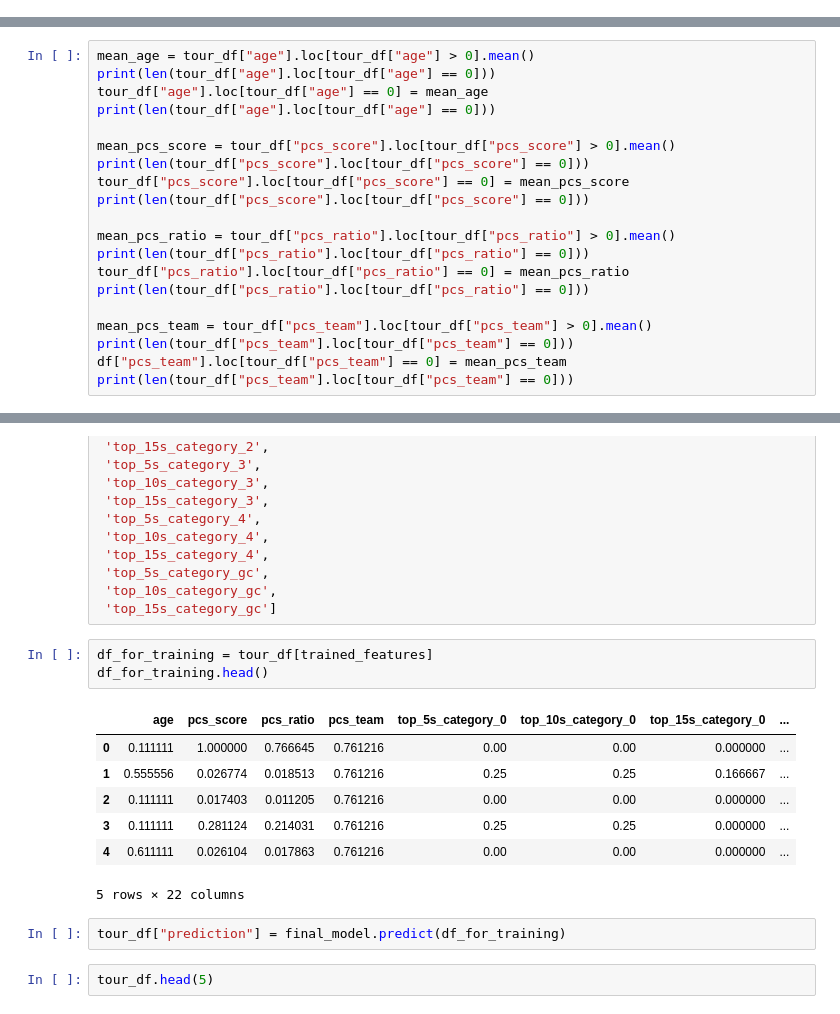
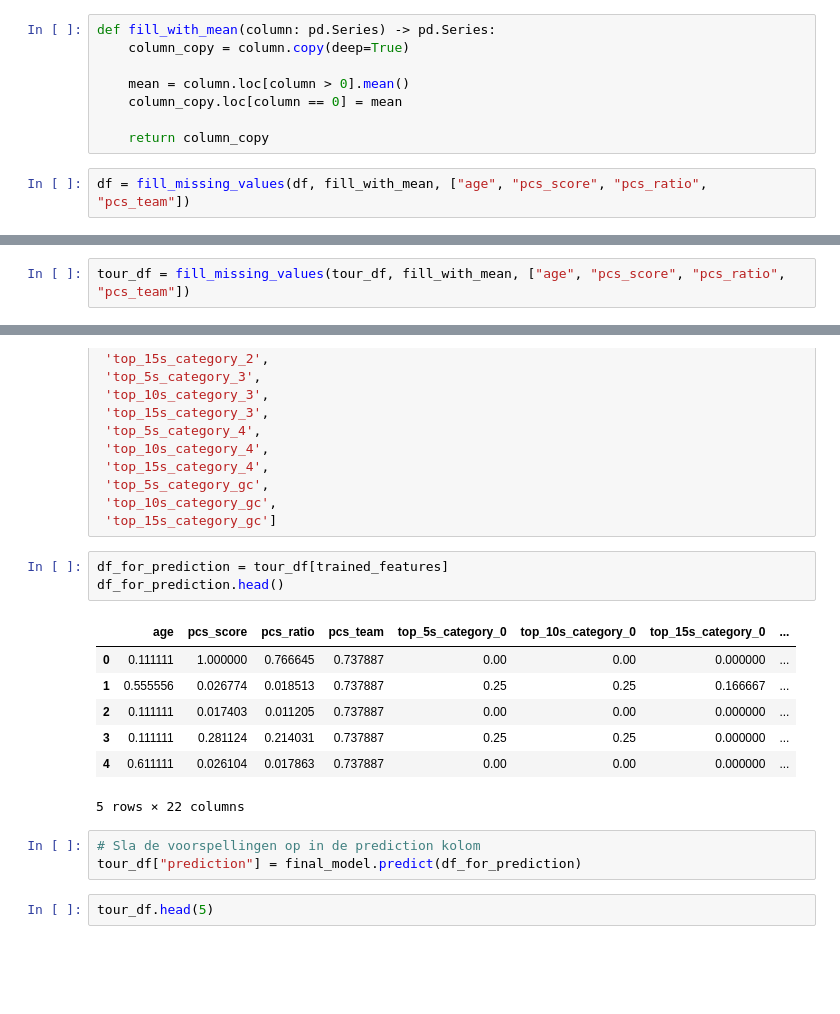
Before and after one commit to Mees-Molenaar/cycling-fantasy-prediction, a Jupyter notebook: v2/xgboost.ipynb, the cells around one changed output, grey strips where cells are left out. Saved outputs shown, nothing was run; the diff lists cells and outputs as text; blank space fills up the shorter version.

```diff
--- a/v2/xgboost.ipynb
+++ b/v2/xgboost.ipynb
@@ -72,0 +41,10 @@ En ook voor waar age, pcs_score, pcs_ratio of pcs_team 0 is de mean invullen.
+# %%
+def fill_with_mean(column: pd.Series) -> pd.Series:
+    column_copy = column.copy(deep=True)
+
+    mean = column.loc[column > 0].mean()
+    column_copy.loc[column == 0] = mean
+
+    return column_copy
+# %%
+df = fill_missing_values(df, fill_with_mean, ["age", "pcs_score", "pcs_ratio", "pcs_team"])
@@ -259,20 +252,0 @@ Eerst alle waardes die missen invullen
-# %%
-mean_age = tour_df["age"].loc[tour_df["age"] > 0].mean()
-print(len(tour_df["age"].loc[tour_df["age"] == 0]))
-tour_df["age"].loc[tour_df["age"] == 0] = mean_age
-print(len(tour_df["age"].loc[tour_df["age"] == 0]))
-
-mean_pcs_score = tour_df["pcs_score"].loc[tour_df["pcs_score"] > 0].mean()
-print(len(tour_df["pcs_score"].loc[tour_df["pcs_score"] == 0]))
-tour_df["pcs_score"].loc[tour_df["pcs_score"] == 0] = mean_pcs_score
-print(len(tour_df["pcs_score"].loc[tour_df["pcs_score"] == 0]))
-
-mean_pcs_ratio = tour_df["pcs_ratio"].loc[tour_df["pcs_ratio"] > 0].mean()
-print(len(tour_df["pcs_ratio"].loc[tour_df["pcs_ratio"] == 0]))
-tour_df["pcs_ratio"].loc[tour_df["pcs_ratio"] == 0] = mean_pcs_ratio
-print(len(tour_df["pcs_ratio"].loc[tour_df["pcs_ratio"] == 0]))
-
-mean_pcs_team = tour_df["pcs_team"].loc[tour_df["pcs_team"] > 0].mean()
-print(len(tour_df["pcs_team"].loc[tour_df["pcs_team"] == 0]))
-df["pcs_team"].loc[tour_df["pcs_team"] == 0] = mean_pcs_team
-print(len(tour_df["pcs_team"].loc[tour_df["pcs_team"] == 0]))
@@ -279,3 +255,5 @@ print(len(tour_df["pcs_team"].loc[tour_df["pcs_team"] == 0]))
+# %%
+tour_df = fill_missing_values(tour_df, fill_with_mean, ["age", "pcs_score", "pcs_ratio", "pcs_team"])
 # %%
 # Drop NaN columns
 # Waarschijnlijk zijn die allemaal 0 en daarom NaN geworden
@@ -338,18 +320,19 @@ trained_features = ['age',
  'top_10s_category_gc',
  'top_15s_category_gc']
 # %%
-df_for_training = tour_df[trained_features]
-df_for_training.head()
+df_for_prediction = tour_df[trained_features]
+df_for_prediction.head()
 # %% [output]
 |  | age | pcs_score | pcs_ratio | pcs_team | top_5s_category_0 | top_10s_category_0 | top_15s_category_0 | ... |
-| 0 | 0.111111 | 1.000000 | 0.766645 | 0.761216 | 0.00 | 0.00 | 0.000000 | ... |
-| 1 | 0.555556 | 0.026774 | 0.018513 | 0.761216 | 0.25 | 0.25 | 0.166667 | ... |
-| 2 | 0.111111 | 0.017403 | 0.011205 | 0.761216 | 0.00 | 0.00 | 0.000000 | ... |
-| 3 | 0.111111 | 0.281124 | 0.214031 | 0.761216 | 0.25 | 0.25 | 0.000000 | ... |
-| 4 | 0.611111 | 0.026104 | 0.017863 | 0.761216 | 0.00 | 0.00 | 0.000000 | ... |
+| 0 | 0.111111 | 1.000000 | 0.766645 | 0.737887 | 0.00 | 0.00 | 0.000000 | ... |
+| 1 | 0.555556 | 0.026774 | 0.018513 | 0.737887 | 0.25 | 0.25 | 0.166667 | ... |
+| 2 | 0.111111 | 0.017403 | 0.011205 | 0.737887 | 0.00 | 0.00 | 0.000000 | ... |
+| 3 | 0.111111 | 0.281124 | 0.214031 | 0.737887 | 0.25 | 0.25 | 0.000000 | ... |
+| 4 | 0.611111 | 0.026104 | 0.017863 | 0.737887 | 0.00 | 0.00 | 0.000000 | ... |
 5 rows × 22 columns
-# %%
-tour_df["prediction"] = final_model.predict(df_for_training)
+# %%
+# Sla de voorspellingen op in de prediction kolom
+tour_df["prediction"] = final_model.predict(df_for_prediction)
 # %%
 tour_df.head(5)
 # %% [output]
```
Also changed, not shown: parts of 35 cells of this notebook.
